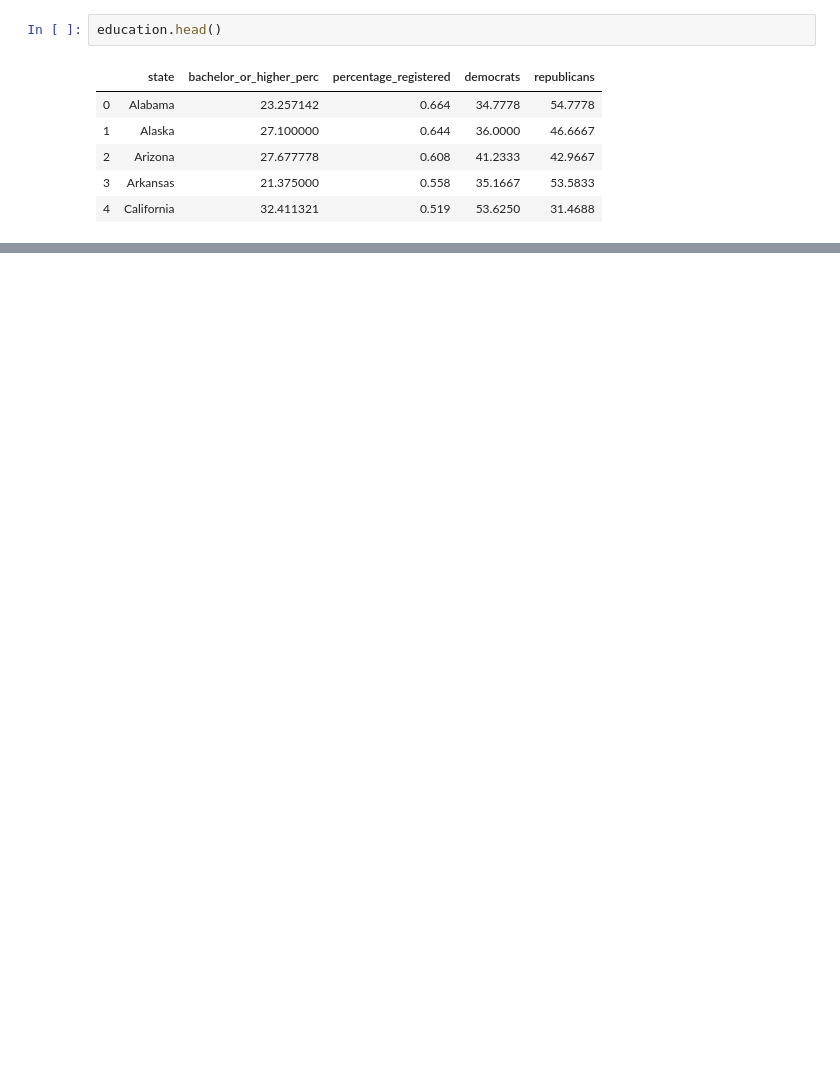
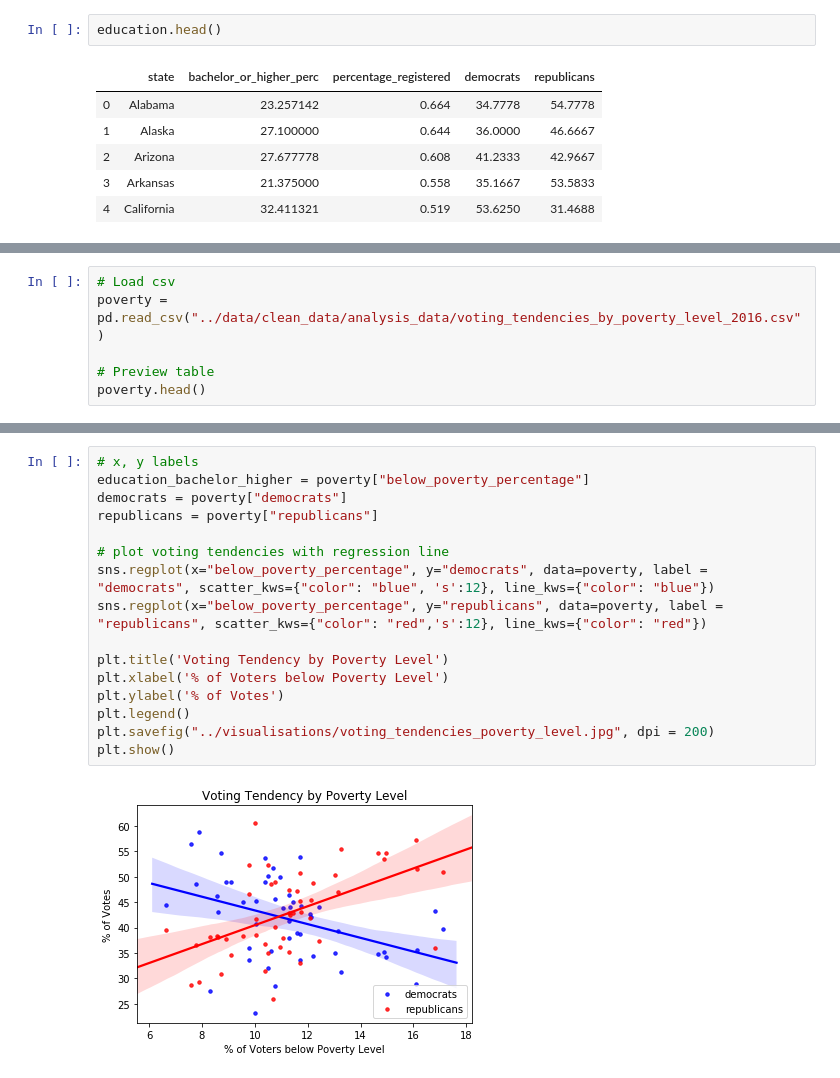
Before and after one commit to SandraLeriche/us-elections, a Jupyter notebook: Python_scripts/assign2.ipynb, the cells around one changed output, grey strips where cells are left out. Cells and saved outputs as stored; diff of their text form; blank space fills up the shorter version.

```diff
--- a/Python_scripts/assign2.ipynb
+++ b/Python_scripts/assign2.ipynb
@@ -42,0 +43,6 @@ plt.show()
+# %%
+# Load csv
+poverty = pd.read_csv("../data/clean_data/analysis_data/voting_tendencies_by_poverty_level_2016.csv")
+
+# Preview table
+poverty.head()
@@ -42,0 +56,18 @@ plt.show()
+# %%
+# x, y labels
+education_bachelor_higher = poverty["below_poverty_percentage"]
+democrats = poverty["democrats"]
+republicans = poverty["republicans"]
+
+# plot voting tendencies with regression line
+sns.regplot(x="below_poverty_percentage", y="democrats", data=poverty, label = "democrats", scatter_kws={"color": "blue", 's':12}, line_kws={"color": "blue"})
+sns.regplot(x="below_poverty_percentage", y="republicans", data=poverty, label = "republicans", scatter_kws={"color": "red",'s':12}, line_kws={"color": "red"})
+
+plt.title('Voting Tendency by Poverty Level')
+plt.xlabel('% of Voters below Poverty Level')
+plt.ylabel('% of Votes')
+plt.legend()
+plt.savefig("../visualisations/voting_tendencies_poverty_level.jpg", dpi = 200)
+plt.show()
+# %% [output]
+[figure, added]
```
Also changed, not shown: parts of 5 cells of this notebook, 3 other files.
